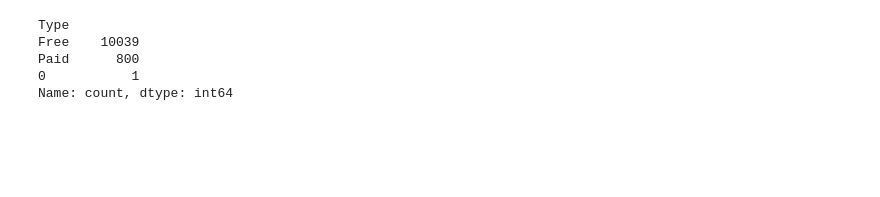
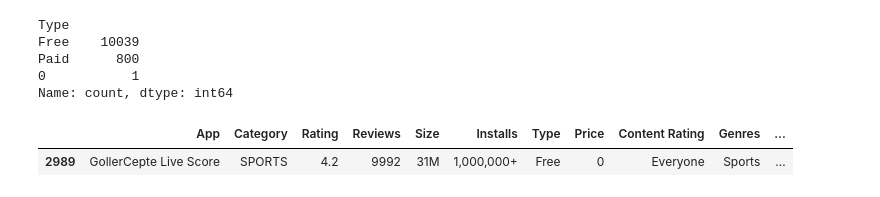
Before and after one commit to ronit2802/Pandas, a Jupyter notebook: Pandas_Projects/05_Google_Playstore.ipynb, the cells around one changed output. Cells and saved outputs as stored; diff of their text form; code cells hidden in the pictures; blank space fills up the shorter version.

```diff
--- a/Pandas_Projects/05_Google_Playstore.ipynb
+++ b/Pandas_Projects/05_Google_Playstore.ipynb
@@ -153,3 +152,9 @@ Free    10039
 Paid      800
 0           1
 Name: count, dtype: int64
+# %%
+#13.  Which App Has Maximum Reviews?
+df.sort_values('Reviews',ascending = False).head(1)
+# %% [output]
+|  | App | Category | Rating | Reviews | Size | Installs | Type | Price | Content Rating | Genres | ... |
+| 2989 | GollerCepte Live Score | SPORTS | 4.2 | 9992 | 31M | 1,000,000+ | Free | 0 | Everyone | Sports | ... |
```
Also changed, not shown: parts of 3 cells of this notebook.
